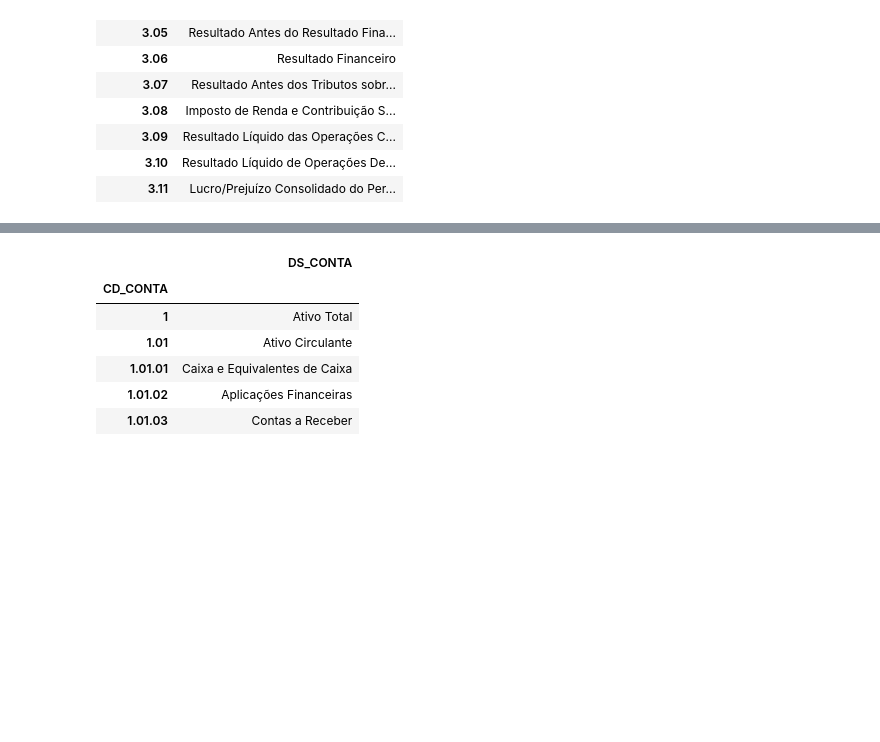
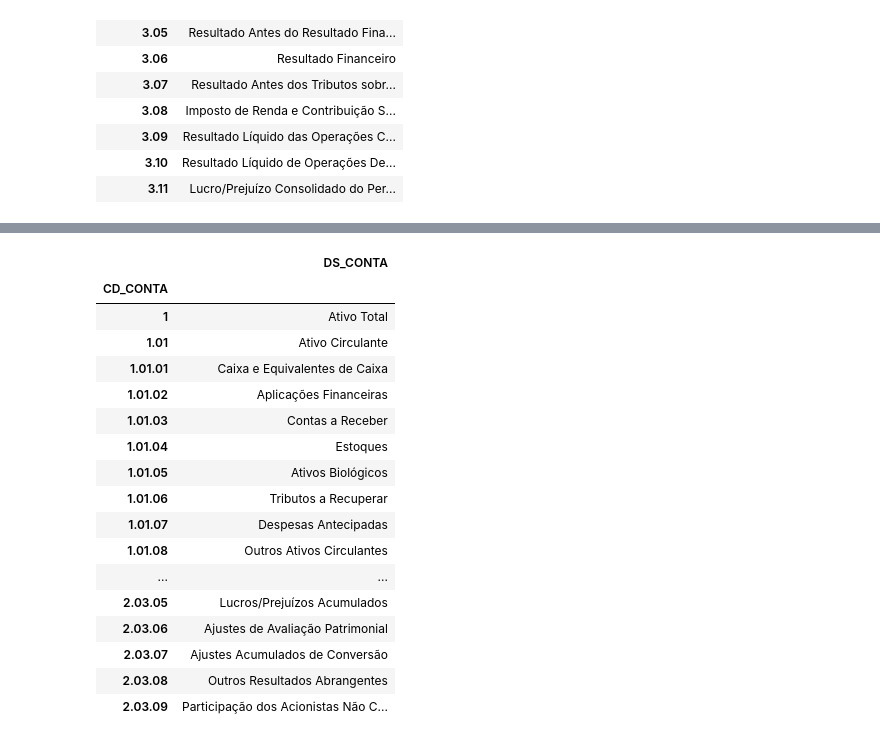
Before and after one commit to ggarmatter/Extrai-dados-CVM, a Jupyter notebook: Extrai dados CVM.ipynb, the cells around one changed output, grey strips where cells are left out. Cells and saved outputs as stored; diff of their text form; code cells hidden in the pictures; blank space fills up the shorter version.

```diff
--- a/Extrai dados CVM.ipynb
+++ b/Extrai dados CVM.ipynb
@@ -190,7 +187,7 @@ ITR DFC_MI_ind processado
 shutil.rmtree(f'{diretorio}/Data/temp')
 # %%
 #cria lista de empresas
-lista_empresas = pd.read_csv(f"./Data/processados/dfp_cia_aberta_BPA_{tipo}_{year_0}-{year}.csv", header=0, sep=",")[["DENOM_CIA", 'CD_CVM']].drop_duplicates()
+lista_empresas = pd.read_csv(f"./Data/processados/dfp_cia_aberta_BPA_{tipo}_{year_0}-{year}.csv", header=0, sep=",", encoding= "latin1")[["DENOM_CIA", 'CD_CVM']].drop_duplicates()
 lista_empresas.head()
 #lista_empresas.to_excel("lista_empresas.xlsx")
 # %% [output]
@@ -202,6 +199,7 @@ lista_empresas.head()
 | 393 | VBC ENERGIA SA | 14540 |
 # %%
 #busca codigo CVM e denominação da empresa desejada
+busca = "petro rio"
 empresa = lista_empresas[lista_empresas['DENOM_CIA'].str.contains(busca, case=False)]
 empresa
 # %% [output]
@@ -285,10 +283,10 @@ resultado_dre
 11 rows × 22 columns
 # %%
 # junta os dados anuais com trimestrais para pegar o BP
-bp_dados = pd.concat([pd.read_csv(f'./Data/processados/dfp_cia_aberta_BPA_{tipo}_{year_0}-{year}.csv'),
-                 pd.read_csv(f'./Data/processados/itr_cia_aberta_BPA_{tipo}_{year_0_tri}-{year}.csv'),
-                      pd.read_csv(f'./Data/processados/dfp_cia_aberta_BPP_{tipo}_{year_0}-{year}.csv'),
-                 pd.read_csv(f'./Data/processados/itr_cia_aberta_BPP_{tipo}_{year_0_tri}-{year}.csv')],
+bp_dados = pd.concat([pd.read_csv(f'./Data/processados/dfp_cia_aberta_BPA_{tipo}_{year_0}-{year}.csv', encoding="latin1"),
+                 pd.read_csv(f'./Data/processados/itr_cia_aberta_BPA_{tipo}_{year_0_tri}-{year}.csv', encoding="latin1"),
+                      pd.read_csv(f'./Data/processados/dfp_cia_aberta_BPP_{tipo}_{year_0}-{year}.csv', encoding="latin1"),
+                 pd.read_csv(f'./Data/processados/itr_cia_aberta_BPP_{tipo}_{year_0_tri}-{year}.csv', encoding="latin1")],
                ignore_index=True).drop_duplicates()
 # filtra só para empresa que eu quero e para "último" para não ter dado duplicado
 bp_dados = bp_dados[((bp_dados["DENOM_CIA"]==denom_cia) & (bp_dados["ORDEM_EXERC"]=="ÚLTIMO"))].reset_index(drop=True)
@@ -310,18 +308,29 @@ bp_dados
 # %%
 # cria um dataframe "esqueleto" pra colocar os resultados do BP. Feito com base no resultado anual do ano anterior
 # só pega as contas com até 7 dígitos ex: "1.01.01"
 resultado_bp = pd.DataFrame
 resultado_bp = bp_dados[(bp_dados.DT_FIM_EXERC == f"{year-1}-12-31") &
                 (bp_dados.CD_CONTA.str.match(r"^(.{0,7})$"))][["CD_CONTA", "DS_CONTA"]].set_index("CD_CONTA")
-resultado_bp.head()
+resultado_bp
 # %% [output]
 |  | DS_CONTA |
 | CD_CONTA |  |
 | 1 | Ativo Total |
 | 1.01 | Ativo Circulante |
 | 1.01.01 | Caixa e Equivalentes de Caixa |
 | 1.01.02 | Aplicações Financeiras |
 | 1.01.03 | Contas a Receber |
+| 1.01.04 | Estoques |
+| 1.01.05 | Ativos Biológicos |
+| 1.01.06 | Tributos a Recuperar |
+| 1.01.07 | Despesas Antecipadas |
+| 1.01.08 | Outros Ativos Circulantes |
+| ... | ... |
+| 2.03.05 | Lucros/Prejuízos Acumulados |
+| 2.03.06 | Ajustes de Avaliação Patrimonial |
+| 2.03.07 | Ajustes Acumulados de Conversão |
+| 2.03.08 | Outros Resultados Abrangentes |
+| 2.03.09 | Participação dos Acionistas Não C... |
 # %%
 # poe os resultados anuais e trimestrais do DRE na planilha resultado_dre
 for ano in range(year_0, year+1): # pra todos os anos
```
Also changed, not shown: parts of 7 cells of this notebook, 1 other file.
